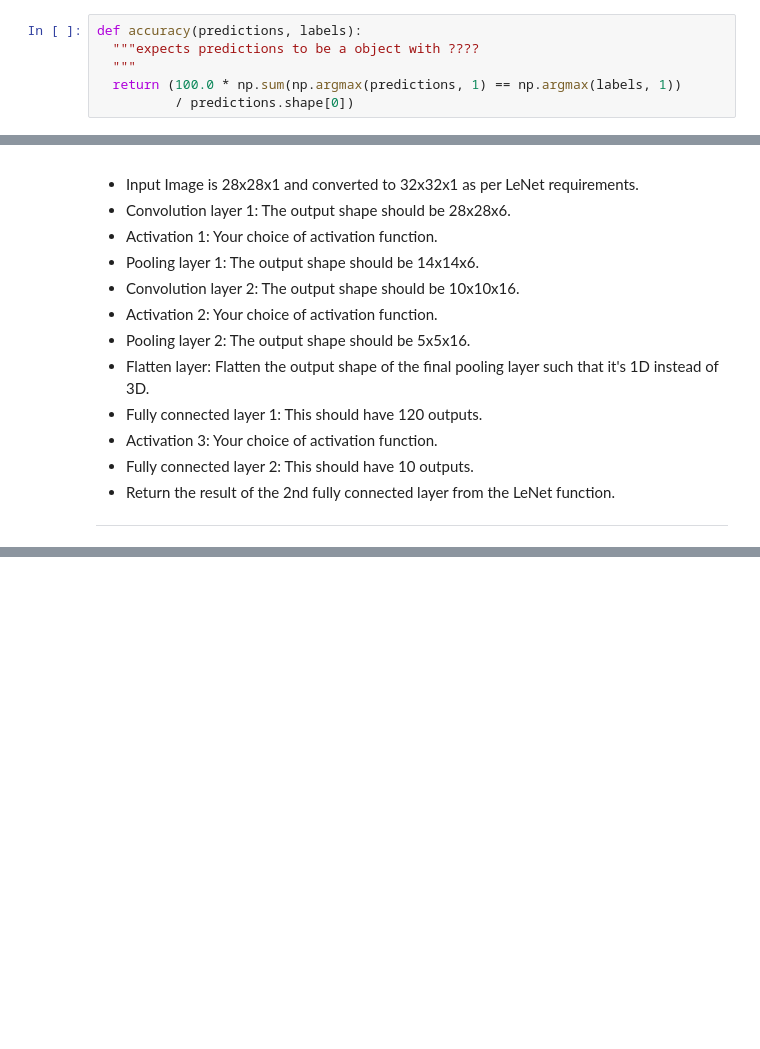
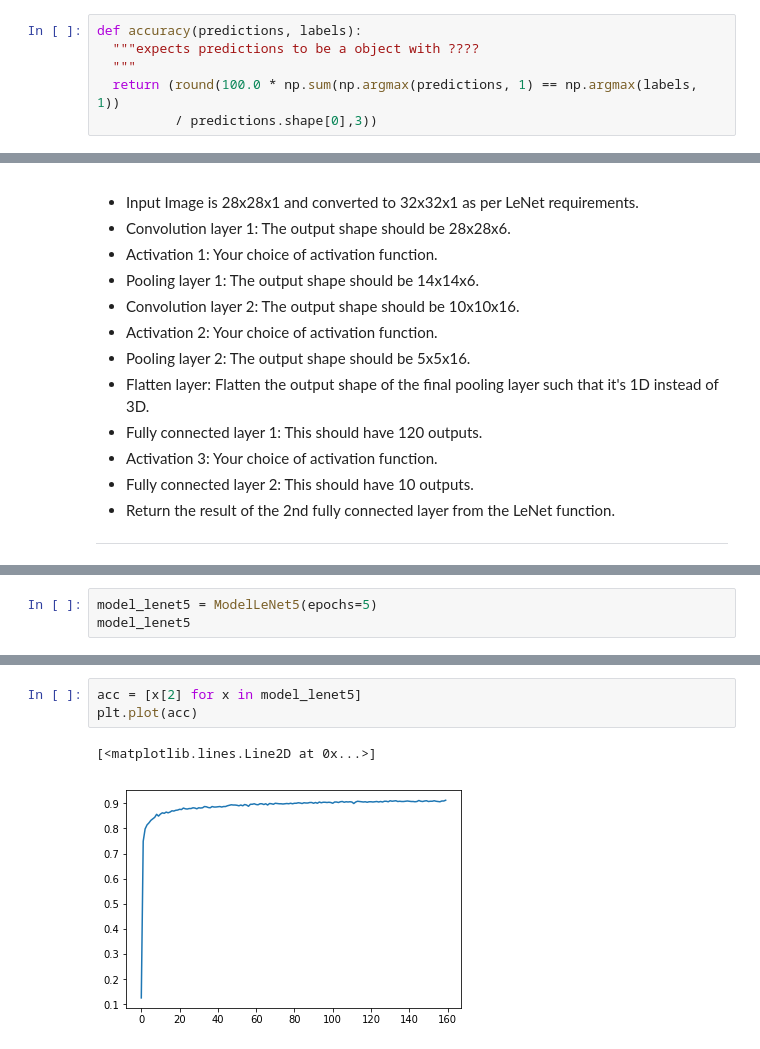
Before and after one commit to mcliff1/mypy, a Jupyter notebook: ipynotebook/UD730/4_convolutions.ipynb, the cells around one changed output, grey strips where cells are left out. Saved outputs shown, nothing was run; the diff lists cells and outputs as text; blank space fills up the shorter version.

```diff
--- a/ipynotebook/UD730/4_convolutions.ipynb
+++ b/ipynotebook/UD730/4_convolutions.ipynb
@@ -77,8 +95,8 @@ Test set (10000, 28, 28, 1) (10000, 10)
 def accuracy(predictions, labels):
   """expects predictions to be a object with ????
   """
-  return (100.0 * np.sum(np.argmax(predictions, 1) == np.argmax(labels, 1))
-          / predictions.shape[0])
+  return (round(100.0 * np.sum(np.argmax(predictions, 1) == np.argmax(labels, 1))
+          / predictions.shape[0],3))
 # %% [markdown]
 ## Modelling
 
@@ -582,0 +738,3 @@ NameError: name 'graph' is not defined
+# %%
+model_lenet5 = ModelLeNet5(epochs=5)
+model_lenet5
@@ -582,0 +776,6 @@ NameError: name 'graph' is not defined
+# %%
+acc = [x[2] for x in model_lenet5]
+plt.plot(acc)
+# %% [output]
+[<matplotlib.lines.Line2D at 0x...>]
+[figure, added]
```
Also changed, not shown: parts of 14 cells of this notebook.
